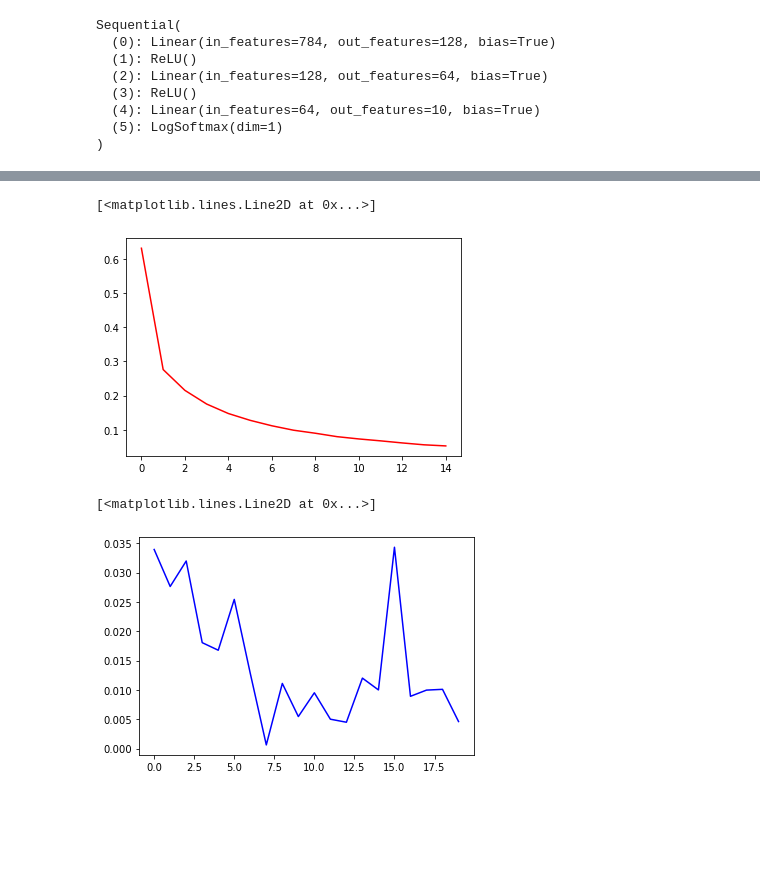
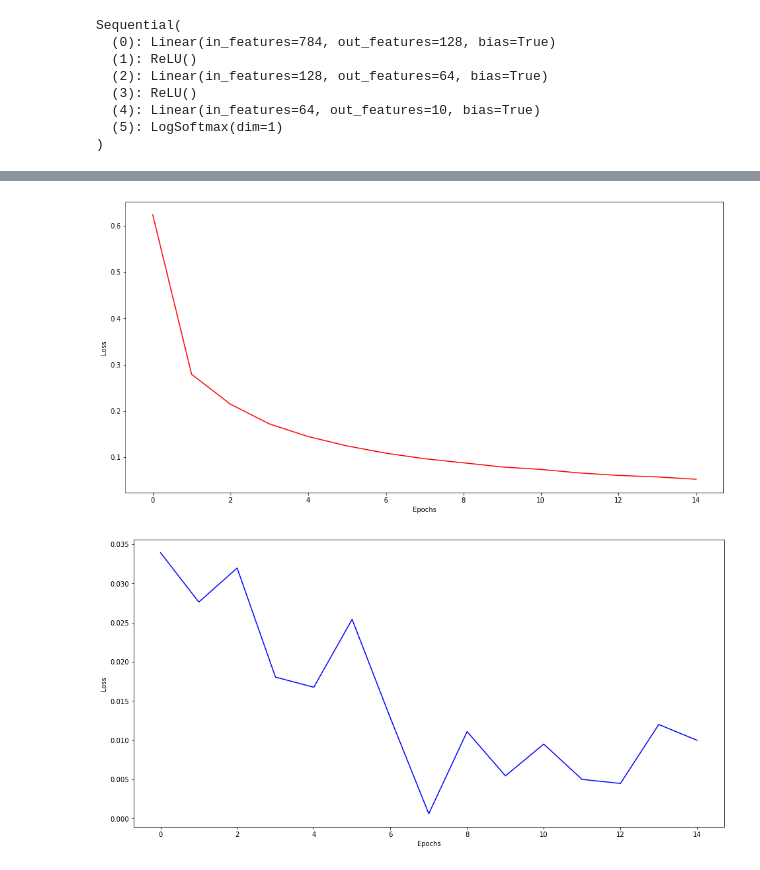
Before and after one commit to ProtikNag/Neural-Network-Homeworks, a Jupyter notebook: Take-Home-Exam/MNIST.ipynb, the cells around one changed output, grey strips where cells are left out. Saved outputs shown, nothing was run; the diff lists cells and outputs as text; code cells hidden in the pictures; blank space fills up the shorter version.

```diff
--- a/Take-Home-Exam/MNIST.ipynb
+++ b/Take-Home-Exam/MNIST.ipynb
@@ -283,10 +278,17 @@ Model Accuracy = 0.976
 # %%
+plt.figure(figsize=(16, 8))
 plt.plot(range(0, 15), loss_with_pytorch, 'red')
+plt.xlabel("Epochs")
+plt.ylabel("Loss")
+plt.savefig("./Images/with_sgd_loss.pdf")
+plt.show()
 # %% [output]
-[<matplotlib.lines.Line2D at 0x...>]
-[figure, old version]
+[figure, new version]
 # %%
-plt.plot(range(0, 20), loss_without_pytorch, 'blue')
+plt.figure(figsize=(16, 8))
+plt.plot(range(0, 15), loss_without_pytorch, 'blue')
+plt.xlabel("Epochs")
+plt.ylabel("Loss")
+plt.savefig("./Images/without_sgd_loss.pdf")
 # %% [output]
-[<matplotlib.lines.Line2D at 0x...>]
-[figure, old version]
+[figure, new version]
```
Also changed, not shown: parts of 5 cells of this notebook, 4 other files.
